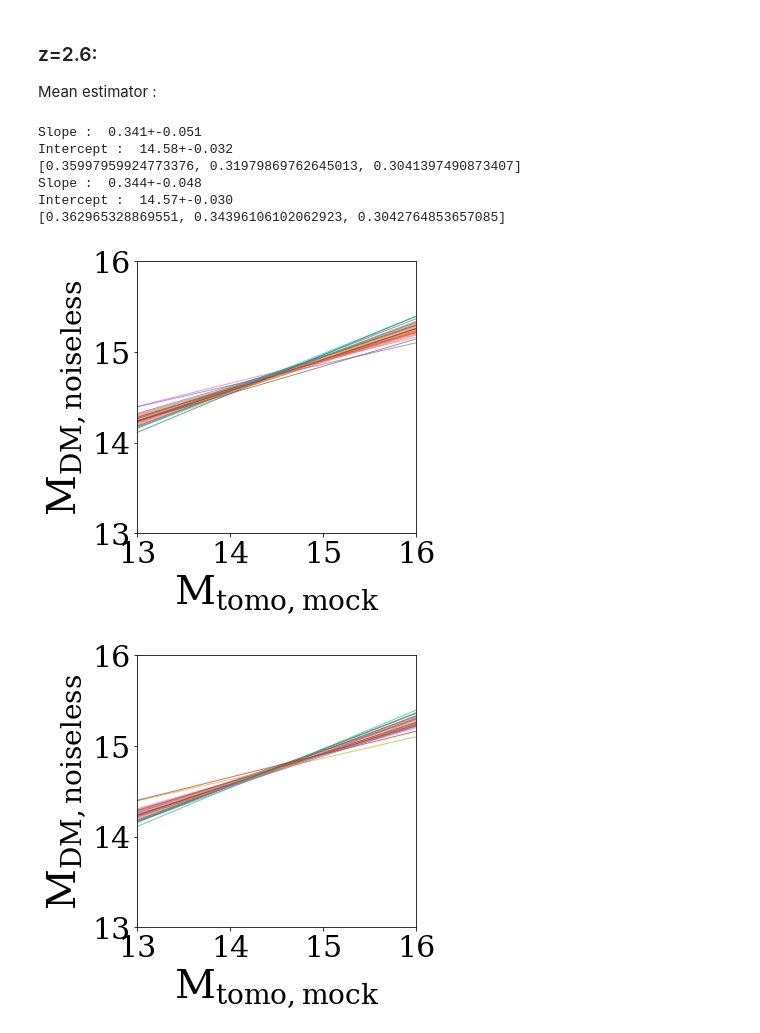
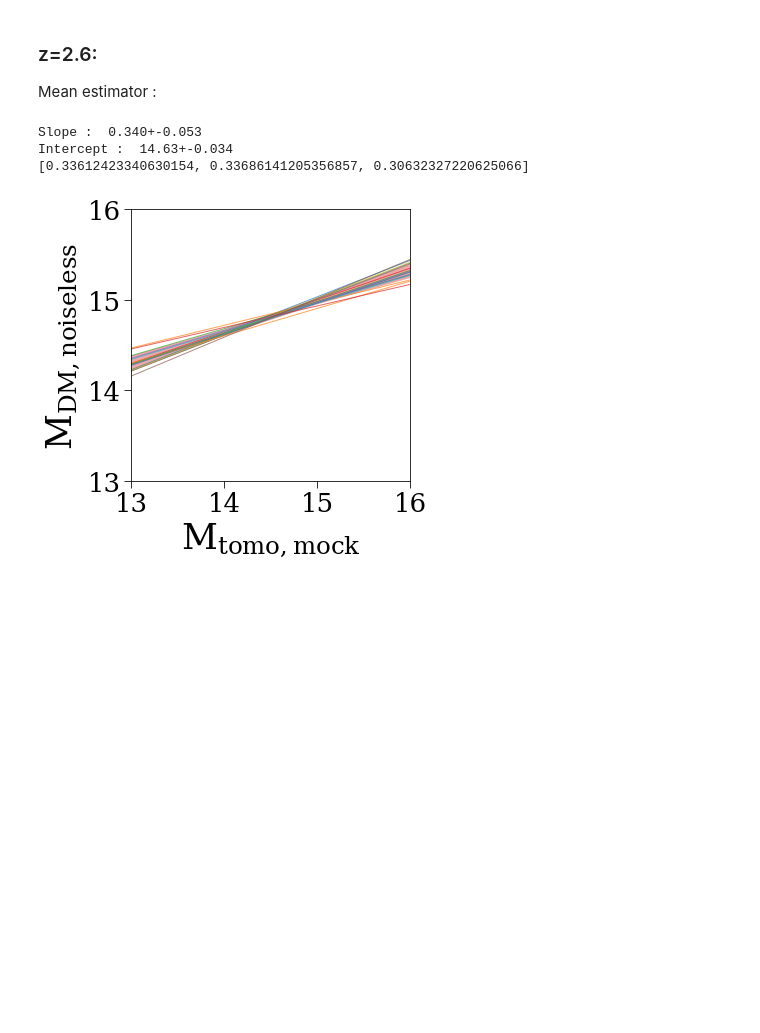
Before and after one commit to qezlou/LyTomo_Watershed, a Jupyter notebook: notebooks/MDM_Mtomo.ipynb, the cells around one changed output. Cells and saved outputs as stored; diff of their text form; code cells hidden in the pictures; blank space fills up the shorter version.

```diff
--- a/notebooks/MDM_Mtomo.ipynb
+++ b/notebooks/MDM_Mtomo.ipynb
@@ -699,8 +289,9 @@ Mean estimator:
 Find the mean power-law estimator among the 20 mock maps.
 # %%
 for conversion_not_adjusted in [False, True]:
-    ntrain, co = plot_different_fits(z=2.3, th=2.35, lc=2.00,
-                                     conversion_not_adjusted=conversion_not_adjusted)
+    ntrain, co = plot_different_fits(mass_file = os.path.join(data_dir,'plotting_data/Mtomo_MDM_z'+str(z)
+                                                              +'_th'+str(th).ljust(4,'0')+'_lc'+str(lc).ljust(4,'0')
+                                                              +'.hdf5') z=2.3, th=2.35, lc=2.00)
     ntest = np.arange(1,21)[np.in1d(np.arange(1,21),
                                     ntrain, invert=True)]
     print(test_fit(co, ntest,z=2.3, th=2.35, lc=2.00,
@@ -725,6 +309,13 @@ fig = plot_for_paper(n=1, z=2.3, th=2.35, lc=2.00, co=(0.41,14.60), vmin=0.2, vm
 
 Mean estimator:
 # %%
-ntrain, co = plot_different_fits(z=2.4, th=2.35, lc=2.00)
-ntest = np.arange(1,21)[np.in1d(np.arange(1,21), ntrain, invert=True)]
-test_fit(co, ntest,z=2.4, th=2.35, lc=2.00)
+def get_the_fit(z):
+    from lytomo_watershed import plot
+    data_dir = '/run/media/mahdi/HD2/Lya/LyTomo_data_new/'
+    importlib.reload(plot)
+    mass_file = os.path.join(data_dir,'plotting_data/Mtomo_MDM_z'+str(z)+'_th2.35_lc2.00.hdf5')
+    Mtomo_plot = plot.Mtomo_MDM(mass_file=mass_file)
+    #ntrain, co = plot_different_fits(mass_file = os.path.join(data_dir,'plotting_data/Mtomo_MDM_z2.4_th2.35_lc2.00.hdf5'), z=2.4, th=2.35, lc=2.00)
+    ntrain, co = Mtomo_plot.plot_different_fits(z=z, th=2.35, lc=2.00)
+    ntest = np.arange(1,21)[np.in1d(np.arange(1,21), ntrain, invert=True)]
+    print(Mtomo_plot.test_fit(co=co, ntest=ntest, z=z, th=2.35, lc=2.00))
@@ -744,17 +339,8 @@ Mean estimator :
 # %%
-for conversion_not_adjusted in [False, True]:
-    ntrain, co = plot_different_fits(z=2.6, th=2.35, lc=2.00,
-                                     conversion_not_adjusted=conversion_not_adjusted)
-    ntest = np.arange(1,21)[np.in1d(np.arange(1,21), ntrain, invert=True)]
-    print(test_fit(co, ntest,z=2.6, th=2.35, lc=2.00,
-                   conversion_not_adjusted=conversion_not_adjusted))
+get_the_fit(z=2.6)
 # %% [output]
-Slope :  0.341+-0.051
-Intercept :  14.58+-0.032
-[0.35997959924773376, 0.31979869762645013, 0.3041397490873407]
-Slope :  0.344+-0.048
-Intercept :  14.57+-0.030
-[0.362965328869551, 0.34396106102062923, 0.3042764853657085]
+Slope :  0.340+-0.053
+Intercept :  14.63+-0.034
+[0.33612423340630154, 0.33686141205356857, 0.30632327220625066]
-[figure, old version]
+[figure, new version]
-[figure, removed]
 # %%
```
Also changed, not shown: parts of 36 cells of this notebook, 13 other files.
